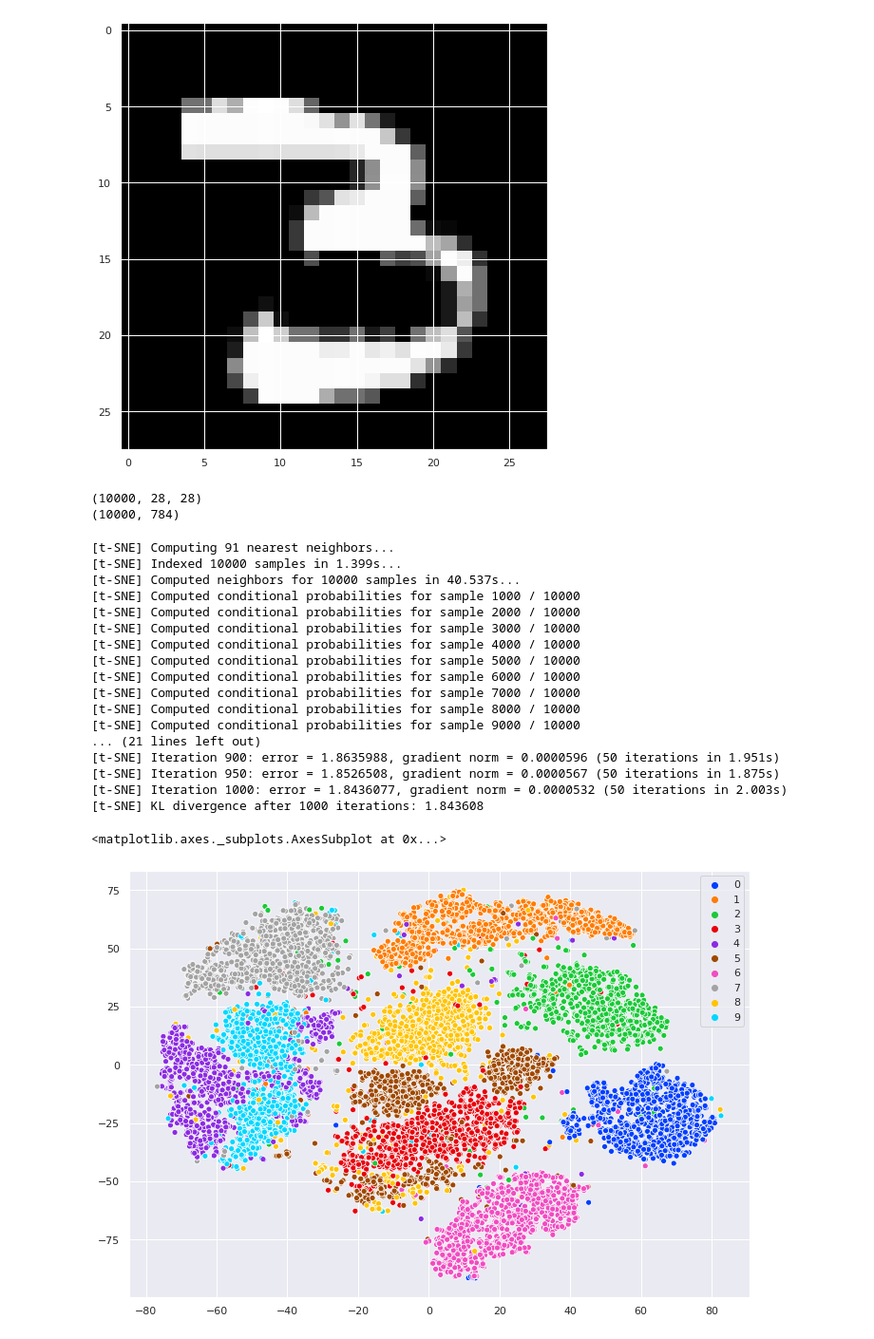
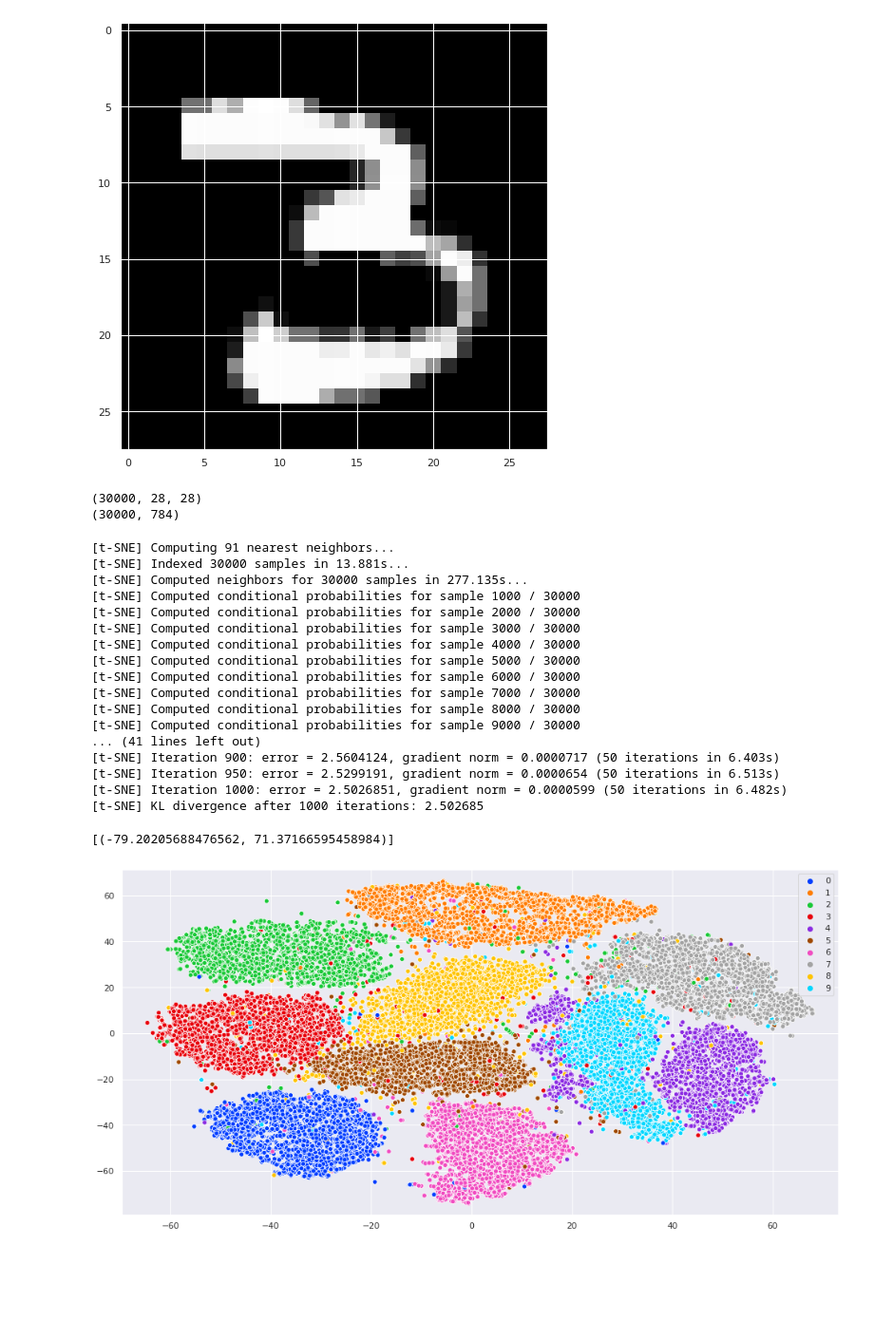
Before and after one commit to sonhamin/parallel_fedlearning, a Jupyter notebook: visualize_data.ipynb, the cells around one changed output. Shown at 95% size. Drawn from its saved outputs; the diff is of its cells as text; code cells hidden in the pictures; blank space fills up the shorter version.

```diff
--- a/visualize_data.ipynb
+++ b/visualize_data.ipynb
@@ -103,7 +103,7 @@ torch.Size([30000])
 from sklearn.manifold import TSNE
 import seaborn as sns
 palette = sns.color_palette("bright", 10)
-sns.set(rc={'figure.figsize':(11.7,8.27)})
+sns.set(rc={'figure.figsize':(16.7,8.27)})
 
 data_train = global_train_loader.dataset.data
 label_train = global_train_loader.dataset.targets
@@ -121,34 +121,35 @@ plt.imshow(data_train[0], cmap='gray')
 #X, y = load_digits(return_X_y=True)
 
 X, y = data_train, label_train
+y = np.array(y)
 # %%
-X=X[0:10000]
-y=y[0:10000]
+X=X[0:30000]
+y=y[0:30000]
 
 print(X.shape)
 X = np.reshape(X, (X.shape[0], 28*28))
 print(X.shape)
 # %% [output]
-(10000, 28, 28)
-(10000, 784)
+(30000, 28, 28)
+(30000, 784)
 # %%
 tsne = TSNE(n_jobs=-1, verbose=2)
 X_embedded = tsne.fit_transform(X)
 # %% [output]
 [t-SNE] Computing 91 nearest neighbors...
-[t-SNE] Indexed 10000 samples in 1.399s...
-[t-SNE] Computed neighbors for 10000 samples in 40.537s...
-[t-SNE] Computed conditional probabilities for sample 1000 / 10000
-[t-SNE] Computed conditional probabilities for sample 2000 / 10000
-[t-SNE] Computed conditional probabilities for sample 3000 / 10000
-[t-SNE] Computed conditional probabilities for sample 4000 / 10000
-[t-SNE] Computed conditional probabilities for sample 5000 / 10000
-[t-SNE] Computed conditional probabilities for sample 6000 / 10000
-[t-SNE] Computed conditional probabilities for sample 7000 / 10000
-[t-SNE] Computed conditional probabilities for sample 8000 / 10000
-[t-SNE] Computed conditional probabilities for sample 9000 / 10000
-... (21 lines left out)
-[t-SNE] Iteration 900: error = 1.8635988, gradient norm = 0.0000596 (50 iterations in 1.951s)
-[t-SNE] Iteration 950: error = 1.8526508, gradient norm = 0.0000567 (50 iterations in 1.875s)
-[t-SNE] Iteration 1000: error = 1.8436077, gradient norm = 0.0000532 (50 iterations in 2.003s)
-[t-SNE] KL divergence after 1000 iterations: 1.843608
+[t-SNE] Indexed 30000 samples in 13.881s...
+[t-SNE] Computed neighbors for 30000 samples in 277.135s...
+[t-SNE] Computed conditional probabilities for sample 1000 / 30000
+[t-SNE] Computed conditional probabilities for sample 2000 / 30000
+[t-SNE] Computed conditional probabilities for sample 3000 / 30000
+[t-SNE] Computed conditional probabilities for sample 4000 / 30000
+[t-SNE] Computed conditional probabilities for sample 5000 / 30000
+[t-SNE] Computed conditional probabilities for sample 6000 / 30000
+[t-SNE] Computed conditional probabilities for sample 7000 / 30000
+[t-SNE] Computed conditional probabilities for sample 8000 / 30000
+[t-SNE] Computed conditional probabilities for sample 9000 / 30000
+... (41 lines left out)
+[t-SNE] Iteration 900: error = 2.5604124, gradient norm = 0.0000717 (50 iterations in 6.403s)
+[t-SNE] Iteration 950: error = 2.5299191, gradient norm = 0.0000654 (50 iterations in 6.513s)
+[t-SNE] Iteration 1000: error = 2.5026851, gradient norm = 0.0000599 (50 iterations in 6.482s)
+[t-SNE] KL divergence after 1000 iterations: 2.502685
@@ -155,5 +158,13 @@ X_embedded = tsne.fit_transform(X)
+# %%
+x_min = min(X_embedded[:,0]) - 5
+x_max = max(X_embedded[:,0]) + 5
+
+y_min = min(X_embedded[:,1]) - 5
+y_max = max(X_embedded[:,1]) + 5
 # %%
-sns.scatterplot(X_embedded[:,0], X_embedded[:,1], hue=y, legend='full', palette=palette)
+g = sns.scatterplot(X_embedded[:,0], X_embedded[:,1], hue=y, legend='full', palette=palette)
+g.set(xlim=(x_min, x_max))
+g.set(ylim=(y_min, y_max))
 # %% [output]
-<matplotlib.axes._subplots.AxesSubplot at 0x...>
+[(-79.20205688476562, 71.37166595458984)]
-[figure, old version]
+[figure, new version]
```
Also changed, not shown: parts of 16 cells of this notebook.
